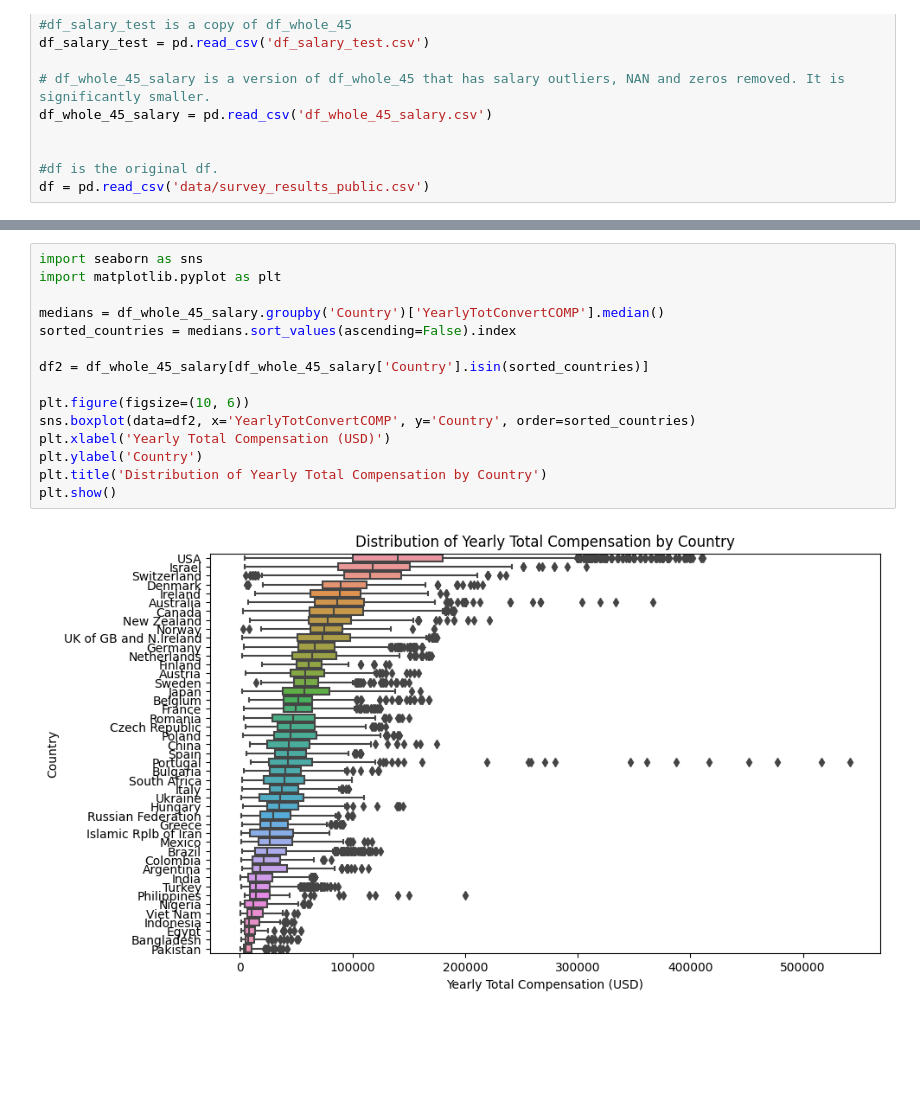
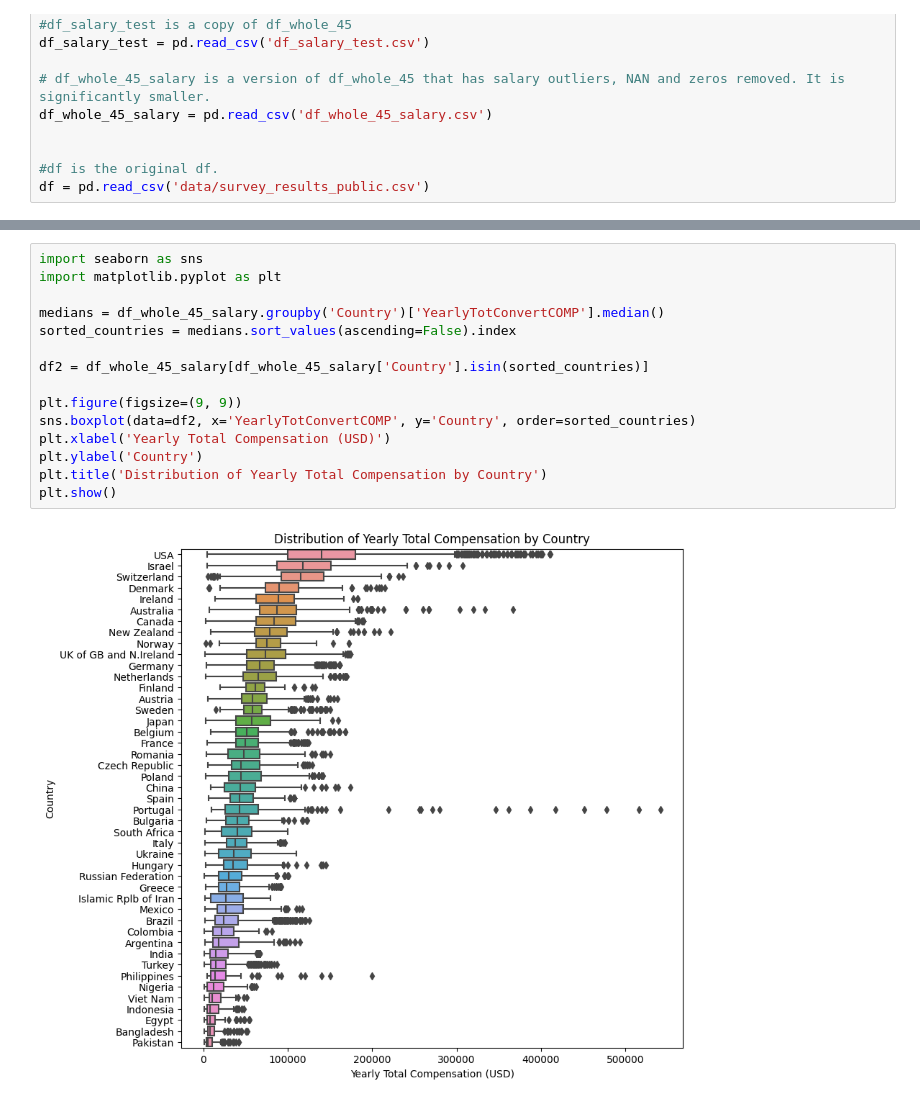
Before and after one commit to Adison-Fryman/SOF-survey-Analysis, a Jupyter notebook: Salary Box Plot.ipynb, the cells around one changed output, grey strips where cells are left out. Cells and saved outputs as stored; diff of their text form; blank space fills up the shorter version.

```diff
--- a/Salary Box Plot.ipynb
+++ b/Salary Box Plot.ipynb
@@ -63,17 +63,17 @@ df_whole_45_salary.shape
 # %%
 import seaborn as sns
 import matplotlib.pyplot as plt
 
 medians = df_whole_45_salary.groupby('Country')['YearlyTotConvertCOMP'].median()
 sorted_countries = medians.sort_values(ascending=False).index
 
 df2 = df_whole_45_salary[df_whole_45_salary['Country'].isin(sorted_countries)]
 
-plt.figure(figsize=(10, 6))
+plt.figure(figsize=(9, 9))
 sns.boxplot(data=df2, x='YearlyTotConvertCOMP', y='Country', order=sorted_countries)
 plt.xlabel('Yearly Total Compensation (USD)')
 plt.ylabel('Country')
 plt.title('Distribution of Yearly Total Compensation by Country')
 plt.show()
 # %% [output]
-[figure, old version]
+[figure, new version]
```
Also changed, not shown: parts of 2 cells of this notebook, 3 other files.
